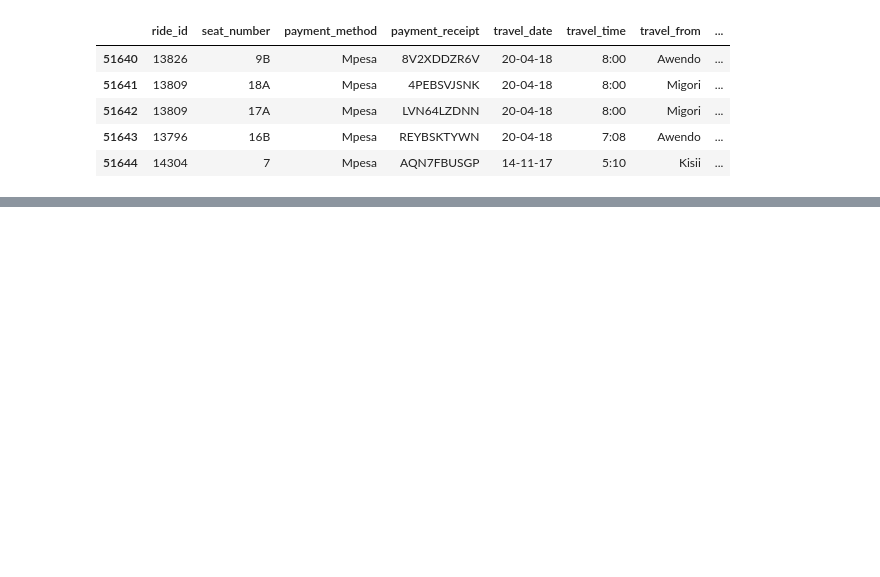
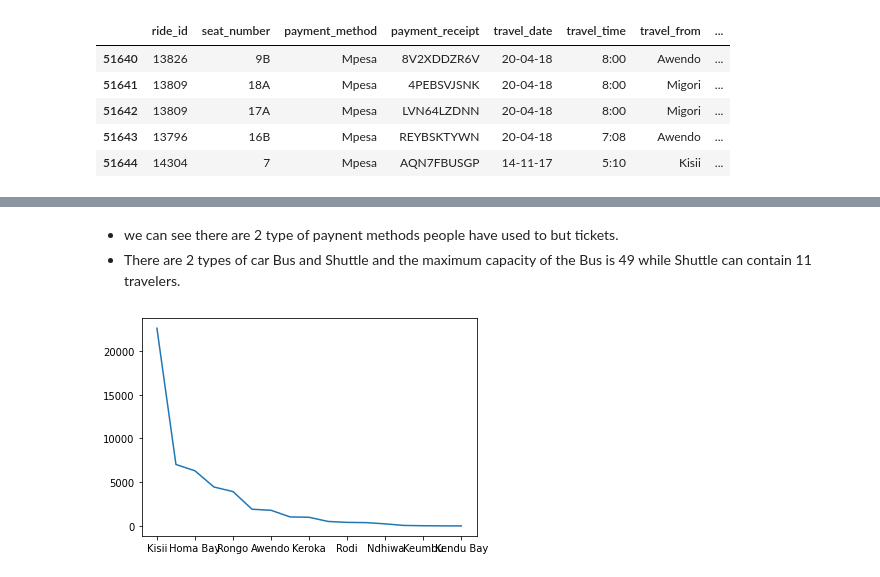
Before and after one commit to Yashwati-patel/Transport_Demand_Prediction, a Jupyter notebook: Final_Notebook_of_Transport_Demand_Prediction.ipynb, the cells around one changed output, grey strips where cells are left out. Saved outputs shown, nothing was run; the diff lists cells and outputs as text; code cells hidden in the pictures; blank space fills up the shorter version.

```diff
--- a/Final_Notebook_of_Transport_Demand_Prediction.ipynb
+++ b/Final_Notebook_of_Transport_Demand_Prediction.ipynb
@@ -91,0 +189,9 @@ dataset.tail()
+# %% [markdown]
+
+*  we can see there are 2 type of paynent methods people have used to but tickets.
+*   There are 2 types of car Bus and Shuttle and the maximum capacity of the Bus is 49 while Shuttle can contain 11 travelers.
+# %%
+dataset['travel_from'].value_counts().plot(kind='line')
+plt.show()
+# %% [output]
+[figure, added]
```
Also changed, not shown: parts of 16 cells of this notebook.
